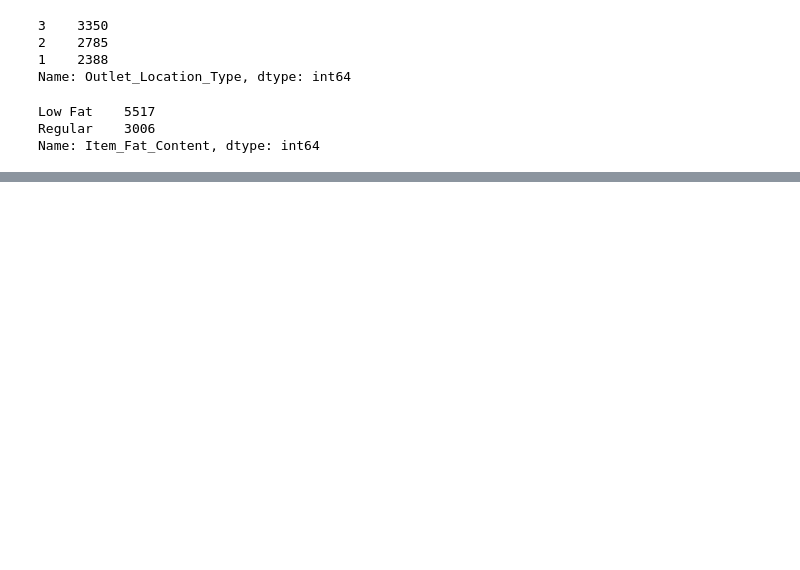
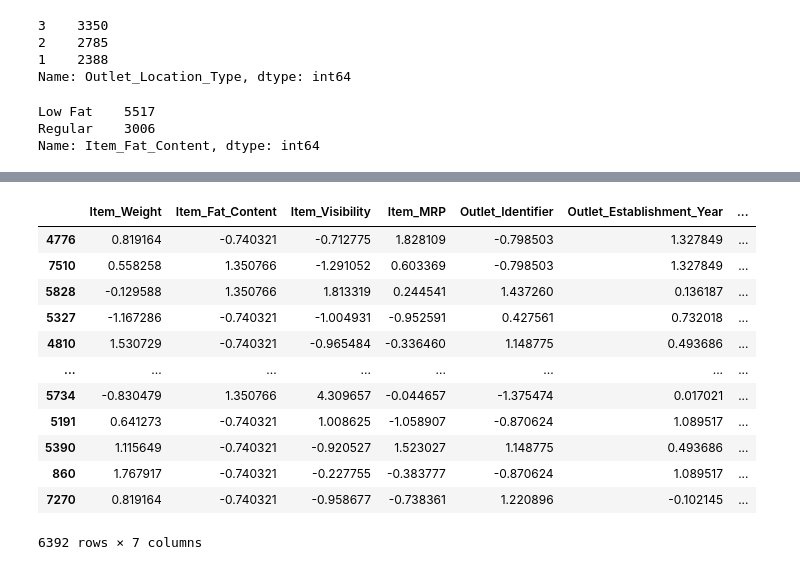
Before and after one commit to Magui2912/food-sales-predictions, a Jupyter notebook: project1.ipynb, the cells around one changed output, grey strips where cells are left out. Cells and saved outputs as stored; diff of their text form; code cells hidden in the pictures; blank space fills up the shorter version.

```diff
--- a/project1.ipynb
+++ b/project1.ipynb
@@ -528,3 +545,3 @@ memory usage: 799.0+ KB
 # %%
-X = df_2.drop(columns='Item_Outlet_Sales')
+X = df_2.drop(columns=['Item_Outlet_Sales','Item_Identifier'])
 y = df_2['Item_Outlet_Sales']
@@ -532,0 +593,4 @@ X_train, X_test, y_train, y_test = train_test_split(X, y, random_state=42)
+# %%
+# Creating a numeric data selector
+num_selector = make_column_selector(dtype_include='number')
+num_selector(X_train)
@@ -532,0 +605,20 @@ X_train, X_test, y_train, y_test = train_test_split(X, y, random_state=42)
+# %%
+# Creating scaler object to scale the data
+scaler = StandardScaler()
+# %%
+## test num_pipe
+scaler.fit_transform(X_train[num_selector(X_train)])
+# %% [output]
+|  | Item_Weight | Item_Fat_Content | Item_Visibility | Item_MRP | Outlet_Identifier | Outlet_Establishment_Year | ... |
+| 4776 | 0.819164 | -0.740321 | -0.712775 | 1.828109 | -0.798503 | 1.327849 | ... |
+| 7510 | 0.558258 | 1.350766 | -1.291052 | 0.603369 | -0.798503 | 1.327849 | ... |
+| 5828 | -0.129588 | 1.350766 | 1.813319 | 0.244541 | 1.437260 | 0.136187 | ... |
+| 5327 | -1.167286 | -0.740321 | -1.004931 | -0.952591 | 0.427561 | 0.732018 | ... |
+| 4810 | 1.530729 | -0.740321 | -0.965484 | -0.336460 | 1.148775 | 0.493686 | ... |
+| ... | ... | ... | ... | ... | ... | ... | ... |
+| 5734 | -0.830479 | 1.350766 | 4.309657 | -0.044657 | -1.375474 | 0.017021 | ... |
+| 5191 | 0.641273 | -0.740321 | 1.008625 | -1.058907 | -0.870624 | 1.089517 | ... |
+| 5390 | 1.115649 | -0.740321 | -0.920527 | 1.523027 | 1.148775 | 0.493686 | ... |
+| 860 | 1.767917 | -0.740321 | -0.227755 | -0.383777 | -0.870624 | 1.089517 | ... |
+| 7270 | 0.819164 | -0.740321 | -0.958677 | -0.738361 | 1.220896 | -0.102145 | ... |
+6392 rows × 7 columns
```
Also changed, not shown: parts of 48 cells of this notebook.
